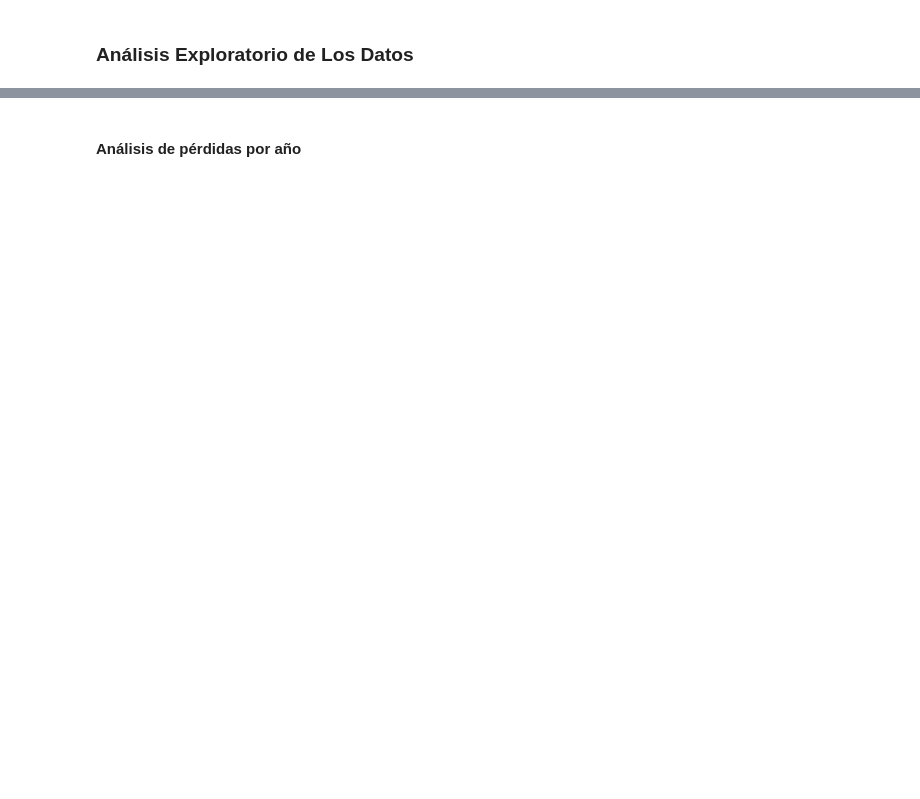
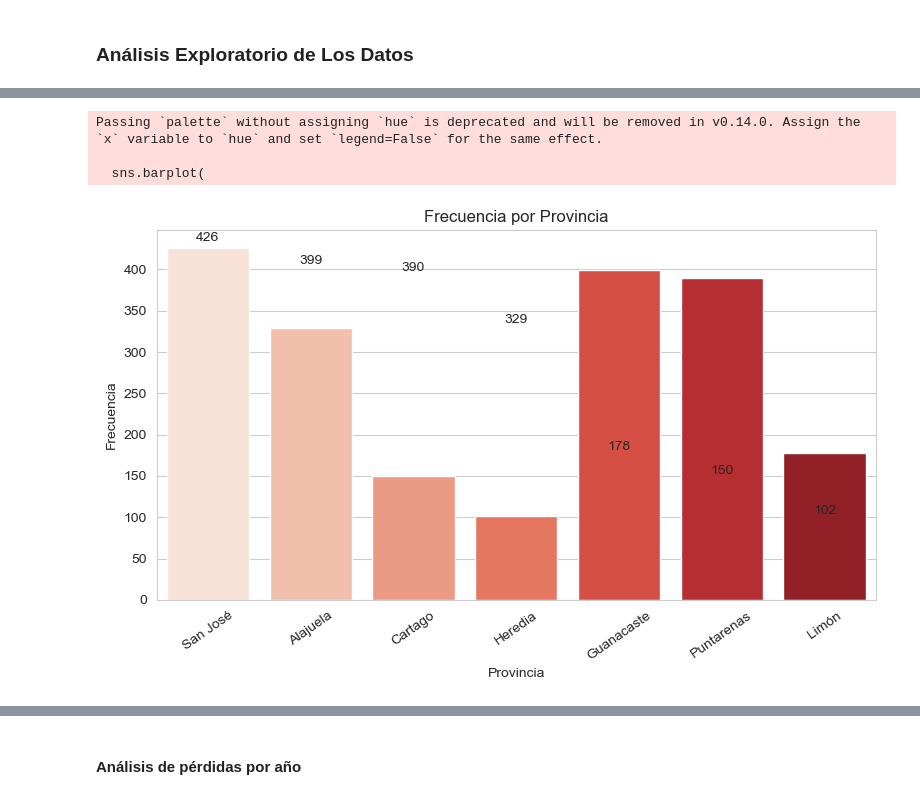
Before and after one commit to CA0307-II-2025/grupo-2, a Jupyter notebook: notebooks/0_analisis_exploratorio.ipynb, the cells around one changed output, grey strips where cells are left out. Cells and saved outputs as stored; diff of their text form; code cells hidden in the pictures; blank space fills up the shorter version.

```diff
--- a/notebooks/0_analisis_exploratorio.ipynb
+++ b/notebooks/0_analisis_exploratorio.ipynb
@@ -46,0 +222,10 @@ Name: total, dtype: float64
+# %%
+dist_lugar = (
+    df.groupby("provincia")
+      .size()
+      .reset_index(name="num_eventos")
+      .sort_values("num_eventos", ascending=False)
+)
+
+print("Distribución de Eventos por Provincia")
+print(dist_lugar)
@@ -46,0 +242,23 @@ Name: total, dtype: float64
+# %%
+plt.figure(figsize=(8,5))
+sns.barplot(
+    data=dist_lugar,
+    x="provincia",
+    y="num_eventos",
+    palette="Reds"
+)
+
+for i, v in enumerate(dist_lugar["num_eventos"]):
+    plt.text(i, v*1.02, f"{v:,.0f}", ha="center")
+
+plt.title("Frecuencia por Provincia")
+plt.xlabel("Provincia")
+plt.ylabel("Frecuencia")
+plt.xticks(rotation=35)
+plt.tight_layout()
+plt.show()
+# %% [output]
+Passing `palette` without assigning `hue` is deprecated and will be removed in v0.14.0. Assign the `x` variable to `hue` and set `legend=False` for the same effect.
+
+  sns.barplot(
+[figure, added]
```
Also changed, not shown: parts of 23 cells of this notebook, 48 other files.
